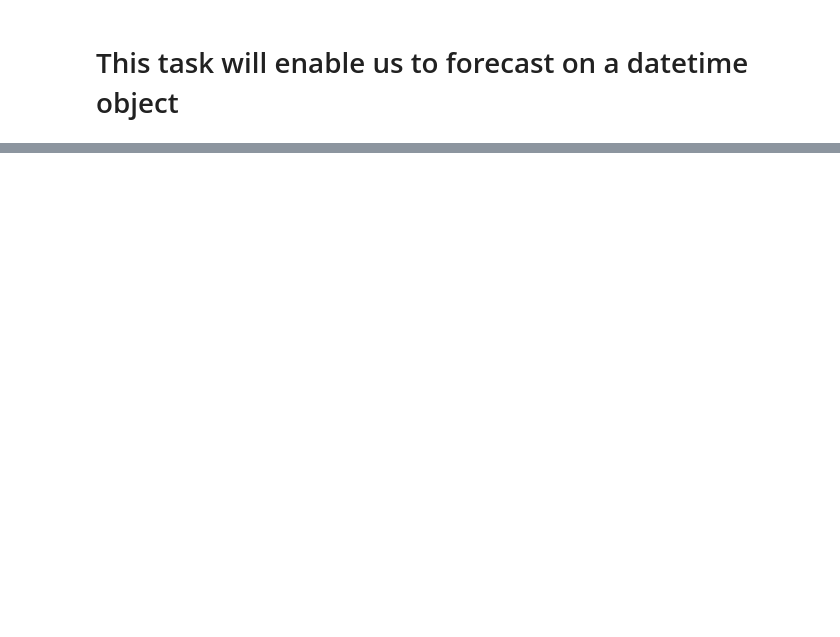
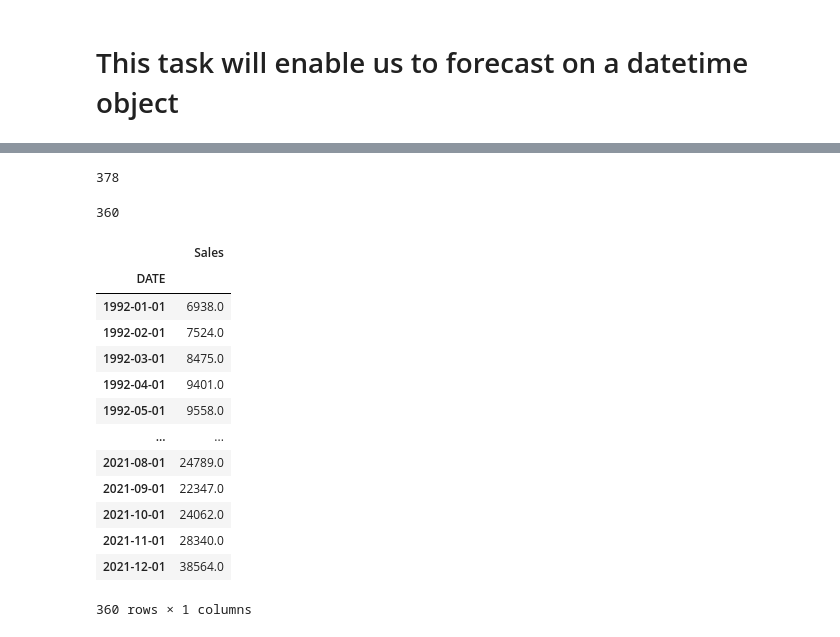
Before and after one commit to dancanyego/Deep-Learning-and-Neural-nets, a Jupyter notebook: RNN/time series.ipynb, the cells around one changed output, grey strips where cells are left out. Cells and saved outputs as stored; diff of their text form; code cells hidden in the pictures; blank space fills up the shorter version.

```diff
--- a/RNN/time series.ipynb
+++ b/RNN/time series.ipynb
@@ -42,0 +43,8 @@ df.plot(figsize=(12,8))
+# %%
+len(df)
+# %% [output]
+378
+# %%
+len(df) - 18
+# %% [output]
+360
@@ -42,0 +59,17 @@ df.plot(figsize=(12,8))
+# %%
+train
+# %% [output]
+|  | Sales |
+| DATE |  |
+| 1992-01-01 | 6938.0 |
+| 1992-02-01 | 7524.0 |
+| 1992-03-01 | 8475.0 |
+| 1992-04-01 | 9401.0 |
+| 1992-05-01 | 9558.0 |
+| ... | ... |
+| 2021-08-01 | 24789.0 |
+| 2021-09-01 | 22347.0 |
+| 2021-10-01 | 24062.0 |
+| 2021-11-01 | 28340.0 |
+| 2021-12-01 | 38564.0 |
+360 rows × 1 columns
```
Also changed, not shown: parts of 7 cells of this notebook, 1 other file.
